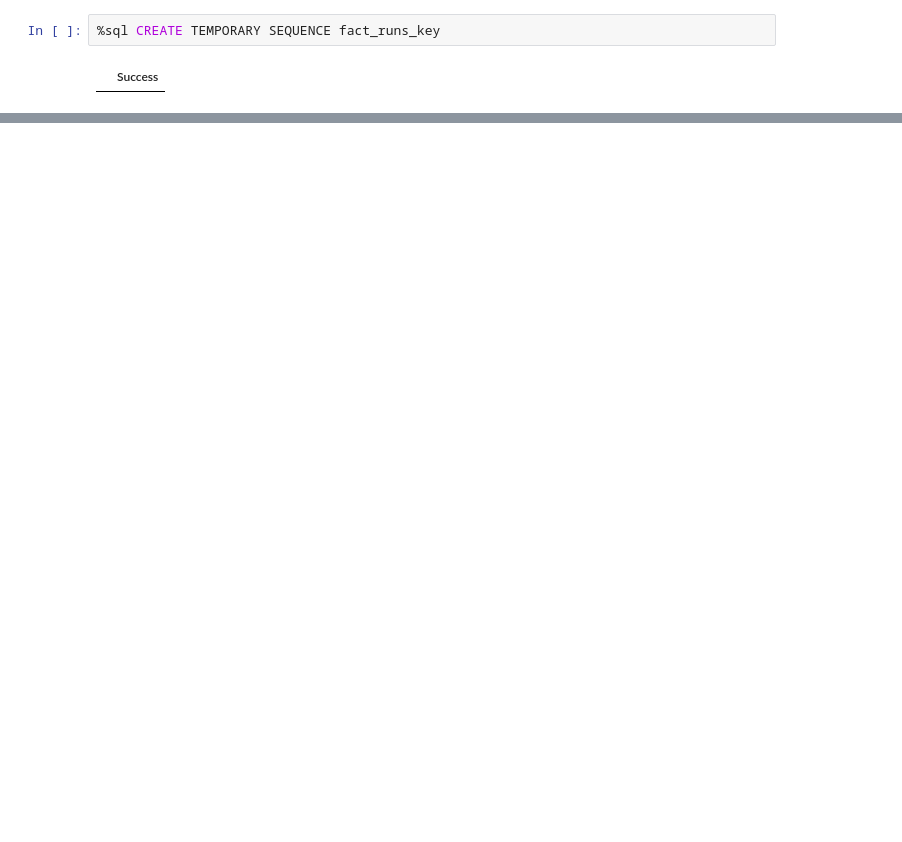
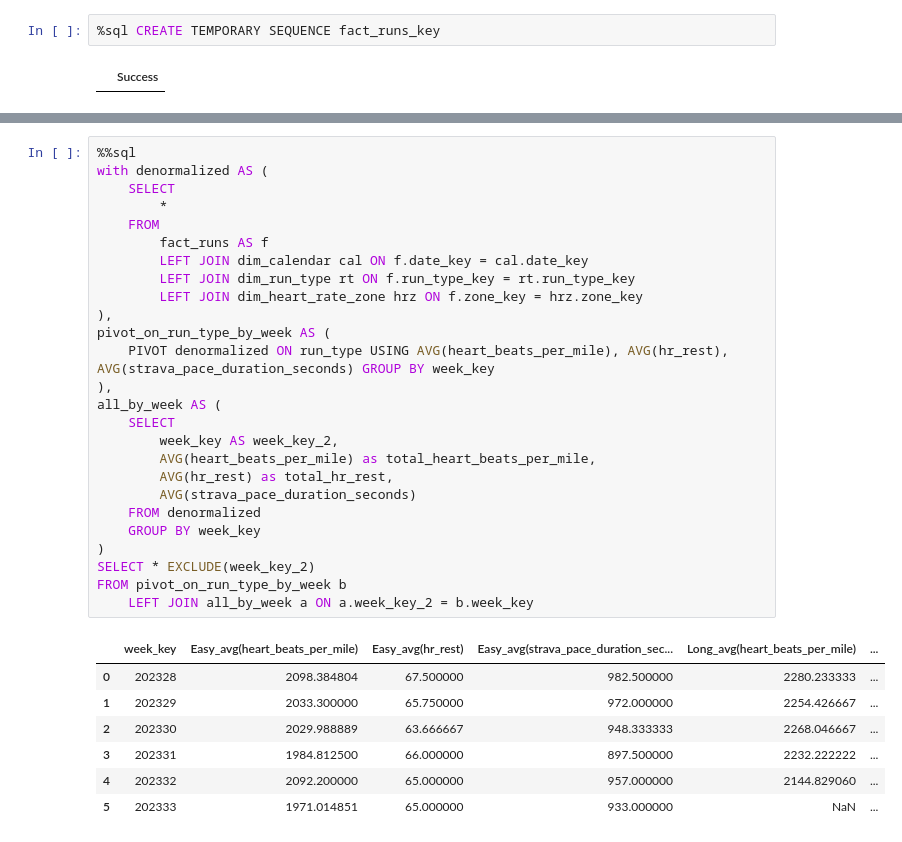
Before and after one commit to jessecarl/running-log, a Jupyter notebook: explore.ipynb, the cells around one changed output, grey strips where cells are left out. Drawn from its saved outputs; the diff is of its cells as text; blank space fills up the shorter version.

Commit message:
more data and a week grain report

```diff
--- a/explore.ipynb
+++ b/explore.ipynb
@@ -325,0 +326,34 @@ FROM fact_runs LIMIT 10;
+# %%
+%%sql
+with denormalized AS (
+    SELECT
+        *
+    FROM
+        fact_runs AS f
+        LEFT JOIN dim_calendar cal ON f.date_key = cal.date_key
+        LEFT JOIN dim_run_type rt ON f.run_type_key = rt.run_type_key
+        LEFT JOIN dim_heart_rate_zone hrz ON f.zone_key = hrz.zone_key
+),
+pivot_on_run_type_by_week AS (
+    PIVOT denormalized ON run_type USING AVG(heart_beats_per_mile), AVG(hr_rest), AVG(strava_pace_duration_seconds) GROUP BY week_key
+),
+all_by_week AS (
+    SELECT
+        week_key AS week_key_2,
+        AVG(heart_beats_per_mile) as total_heart_beats_per_mile,
+        AVG(hr_rest) as total_hr_rest,
+        AVG(strava_pace_duration_seconds)
+    FROM denormalized
+    GROUP BY week_key
+)
+SELECT * EXCLUDE(week_key_2)
+FROM pivot_on_run_type_by_week b
+    LEFT JOIN all_by_week a ON a.week_key_2 = b.week_key
+# %% [output]
+|  | week_key | Easy_avg(heart_beats_per_mile) | Easy_avg(hr_rest) | Easy_avg(strava_pace_duration_sec... | Long_avg(heart_beats_per_mile) | ... |
+| 0 | 202328 | 2098.384804 | 67.500000 | 982.500000 | 2280.233333 | ... |
+| 1 | 202329 | 2033.300000 | 65.750000 | 972.000000 | 2254.426667 | ... |
+| 2 | 202330 | 2029.988889 | 63.666667 | 948.333333 | 2268.046667 | ... |
+| 3 | 202331 | 1984.812500 | 66.000000 | 897.500000 | 2232.222222 | ... |
+| 4 | 202332 | 2092.200000 | 65.000000 | 957.000000 | 2144.829060 | ... |
+| 5 | 202333 | 1971.014851 | 65.000000 | 933.000000 | NaN | ... |
```
Also changed, not shown: parts of 2 cells of this notebook.
